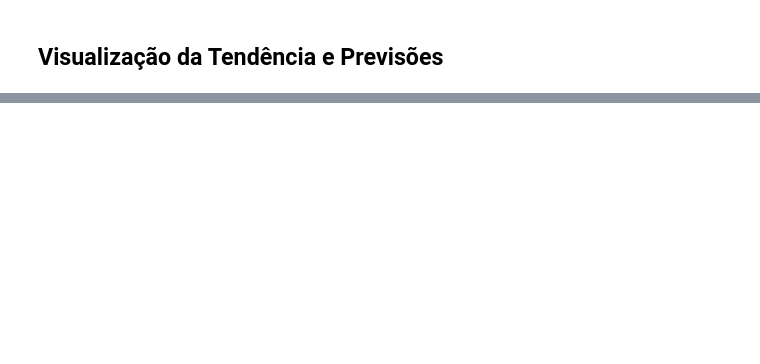
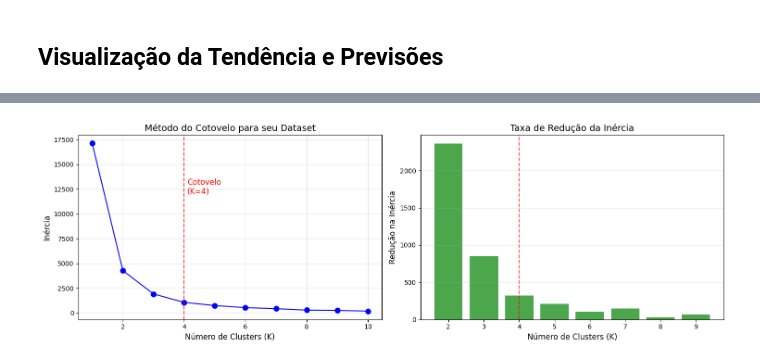
Before and after one commit to xXeverton/Introducao-ciencia-de-dados, a Jupyter notebook: notebooks/predicao_temperatura_ml.ipynb, the cells around one changed output, grey strips where cells are left out. Cells and saved outputs as stored; diff of their text form; code cells hidden in the pictures; blank space fills up the shorter version.

Commit message:
Clustering e visalizacao

```diff
--- a/notebooks/predicao_temperatura_ml.ipynb
+++ b/notebooks/predicao_temperatura_ml.ipynb
@@ -88,0 +123,46 @@ plt.show()
+# %%
+import numpy as np
+import matplotlib.pyplot as plt
+from sklearn.cluster import KMeans
+
+# Dados para clustering
+X = df_global[["Year", "Value"]].values
+
+inertias = []
+K_range = range(1, 11)
+
+for k in K_range:
+    kmeans = KMeans(n_clusters=k, random_state=42)
+    kmeans.fit(X)
+    inertias.append(kmeans.inertia_)
+
+# Calcula a taxa de mudança (segunda derivada aproximada)
+deltas = np.diff(inertias)
+deltas2 = np.diff(deltas)
+
+# Plotagem
+fig, (ax1, ax2) = plt.subplots(1, 2, figsize=(15, 5))
+
+# Gráfico do método do cotovelo
+ax1.plot(K_range, inertias, 'bo-', markersize=8)
+# Tentativa automática para achar o cotovelo aproximado (pode ajustar manualmente)
+cotovelo = 4
+ax1.axvline(x=cotovelo, color='red', linestyle='--', alpha=0.7)
+ax1.set_xlabel('Número de Clusters (K)', fontsize=12)
+ax1.set_ylabel('Inércia', fontsize=12)
+ax1.set_title('Método do Cotovelo para seu Dataset', fontsize=14)
+ax1.grid(True, alpha=0.3)
+ax1.text(cotovelo + 0.1, max(inertias)*0.7, f'Cotovelo\n(K={cotovelo})', fontsize=12, color='red')
+
+# Gráfico da taxa de redução da inércia
+ax2.bar(range(2, 10), -deltas[1:], alpha=0.7, color='green')
+ax2.set_xlabel('Número de Clusters (K)', fontsize=12)
+ax2.set_ylabel('Redução na Inércia', fontsize=12)
+ax2.set_title('Taxa de Redução da Inércia', fontsize=14)
+ax2.grid(True, alpha=0.3, axis='y')
+ax2.axvline(x=cotovelo, color='red', linestyle='--', alpha=0.7)
+
+plt.tight_layout()
+plt.show()
+# %% [output]
+[figure, added]
```
Also changed, not shown: parts of 11 cells of this notebook, 2 other files.
